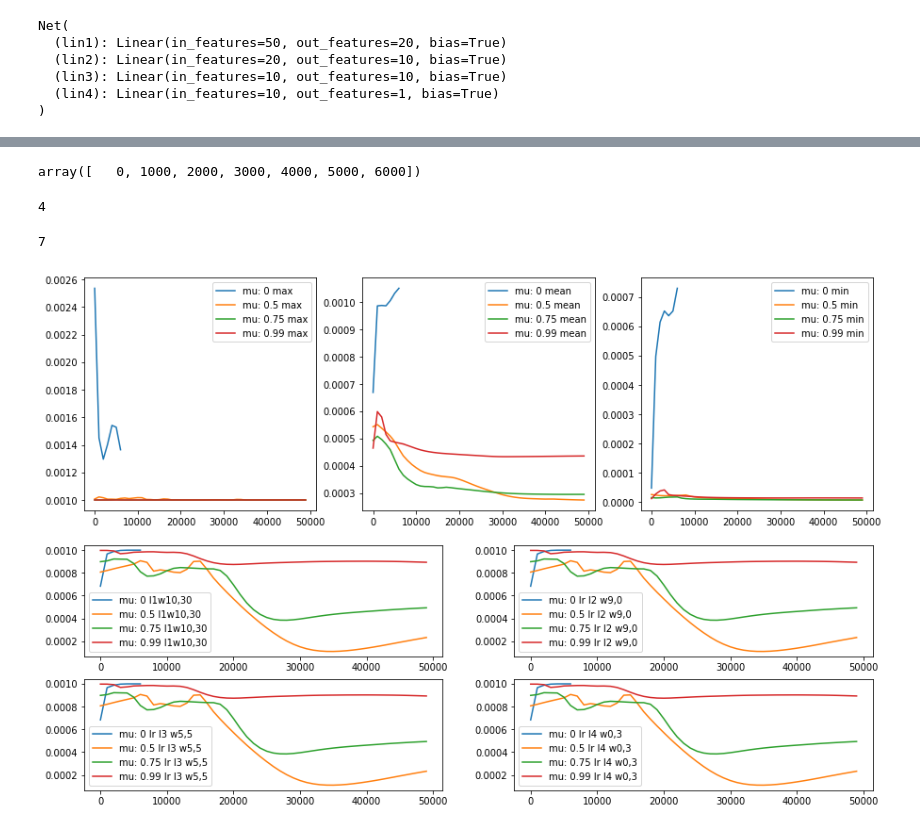
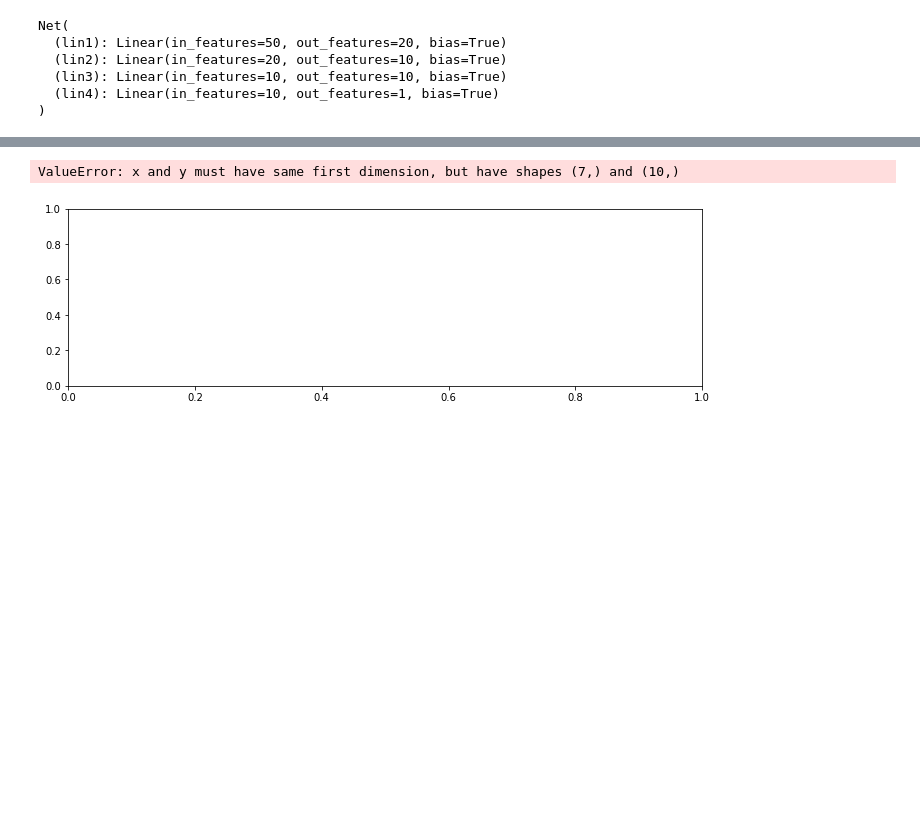
Before and after one commit to SultanovAR/mephi_course_neuro, a Jupyter notebook: bdz/adam.ipynb, the cells around one changed output, grey strips where cells are left out. Cells and saved outputs as stored; diff of their text form; code cells hidden in the pictures; blank space fills up the shorter version.

Commit message:
adam

```diff
--- a/bdz/adam.ipynb
+++ b/bdz/adam.ipynb
@@ -144,13 +145,15 @@ tensor([ 1.8165,  1.4080,  1.6515,  0.6441, -0.0868,  0.3586, -0.5113,
 # %%
 criterion = nn.BCELoss(size_average=True)
 lr = 0.001
-# %%
-def get_lr(state, lr):
-    square_avg = state['square_avg']
-    acc_delta = state['acc_delta']
-    std = square_avg.add(1e-7).sqrt_()
-    delta = lr * acc_delta.add(1e-7).sqrt_().div_(std)
-    return delta
+# %%
+def get_lr(state, lr, betas):
+    beta1, beta2 = betas
+    exp_avg, exp_avg_sq = state['exp_avg'], state['exp_avg_sq']
+    denom = exp_avg_sq.sqrt().add_(1e-8)
+    bias_correction1 = 1 - beta1 ** state['step']
+    bias_correction2 = 1 - beta2 ** state['step']
+    step_size = lr * math.sqrt(bias_correction2) / bias_correction1
+    return torch.addcdiv(torch.zeros_like(denom), step_size, torch.ones_like(denom), denom)
 # %%
 %%time
 learn_loss_by_rho = []
@@ -286,62 +284,45 @@ torch.Size([10, 10])
-# %%
-tmp = np.arange(0, 7000, 1000)
-tmp
-# %% [output]
-array([   0, 1000, 2000, 3000, 4000, 5000, 6000])
-# %%
-epoch_by_rho = []
-epoch_by_rho.append(tmp)
-epoch_by_rho.append(epoch_list)
-epoch_by_rho.append(epoch_list)
-epoch_by_rho.append(epoch_list)
-len(epoch_by_rho)
-# %% [output]
-4
-# %%
-len(lr_l1_by_rho[0])
-# %% [output]
-7
 # %%
-plt.figure(figsize=(15,10))
+plt.figure(figsize=(25,15))
 plt.subplot(4, 2, 5)
-for num, i in enumerate(list_of_rho):
+for num, i in enumerate(list_of_betas):
     plt.plot(epoch_by_rho[num], lr_l1_by_rho[num], label='mu: '+str(i)+' l1w10,30')
 plt.legend()
 
 plt.subplot(4, 2, 6)
-for num, i in enumerate(list_of_rho):
+for num, i in enumerate(list_of_betas):
     plt.plot(epoch_by_rho[num], lr_l2_by_rho[num], label='mu: '+str(i)+' lr l2 w9,0')
 plt.legend()
 
 plt.subplot(4, 2, 7)
-for num, i in enumerate(list_of_rho):
+for num, i in enumerate(list_of_betas):
     plt.plot(epoch_by_rho[num], lr_l3_by_rho[num], label='mu: '+str(i)+' lr l3 w5,5')
 plt.legend()
 
 plt.subplot(4, 2, 8)
-for num, i in enumerate(list_of_rho):
+for num, i in enumerate(list_of_betas):
     plt.plot(epoch_by_rho[num], lr_l4_by_rho[num], label='mu: '+str(i)+' lr l4 w0,3')
 plt.legend()
 
 plt.subplot(2, 3, 1)
-for num, i in enumerate(list_of_rho):
+for num, i in enumerate(list_of_betas):
     plt.plot(epoch_by_rho[num], lr_max_by_rho[num], label='mu: '+str(i)+' max')
 plt.legend()
 
 plt.subplot(2, 3, 2)
-for num, i in enumerate(list_of_rho):
+for num, i in enumerate(list_of_betas):
     plt.plot(epoch_by_rho[num], lr_mean_by_rho[num], label='mu: '+str(i)+' mean')
 plt.legend()
 
 plt.subplot(2, 3, 3)
-for num, i in enumerate(list_of_rho):
+for num, i in enumerate(list_of_betas):
     plt.plot(epoch_by_rho[num], lr_min_by_rho[num], label='mu: '+str(i)+' min')
 plt.legend()
 
 plt.legend()
-plt.savefig('adadelta_lrs.png', bbox_inches='tight')
+plt.savefig('adam/lrs.png', bbox_inches='tight')
 # %% [output]
+ValueError: x and y must have same first dimension, but have shapes (7,) and (10,)
-[figure, old version]
+[figure, new version]
 # %%
 plt.figure(figsize=(17,5))
 plt.subplot(1, 3, 1)
```
Also changed, not shown: parts of 8 cells of this notebook, 9 other files.
